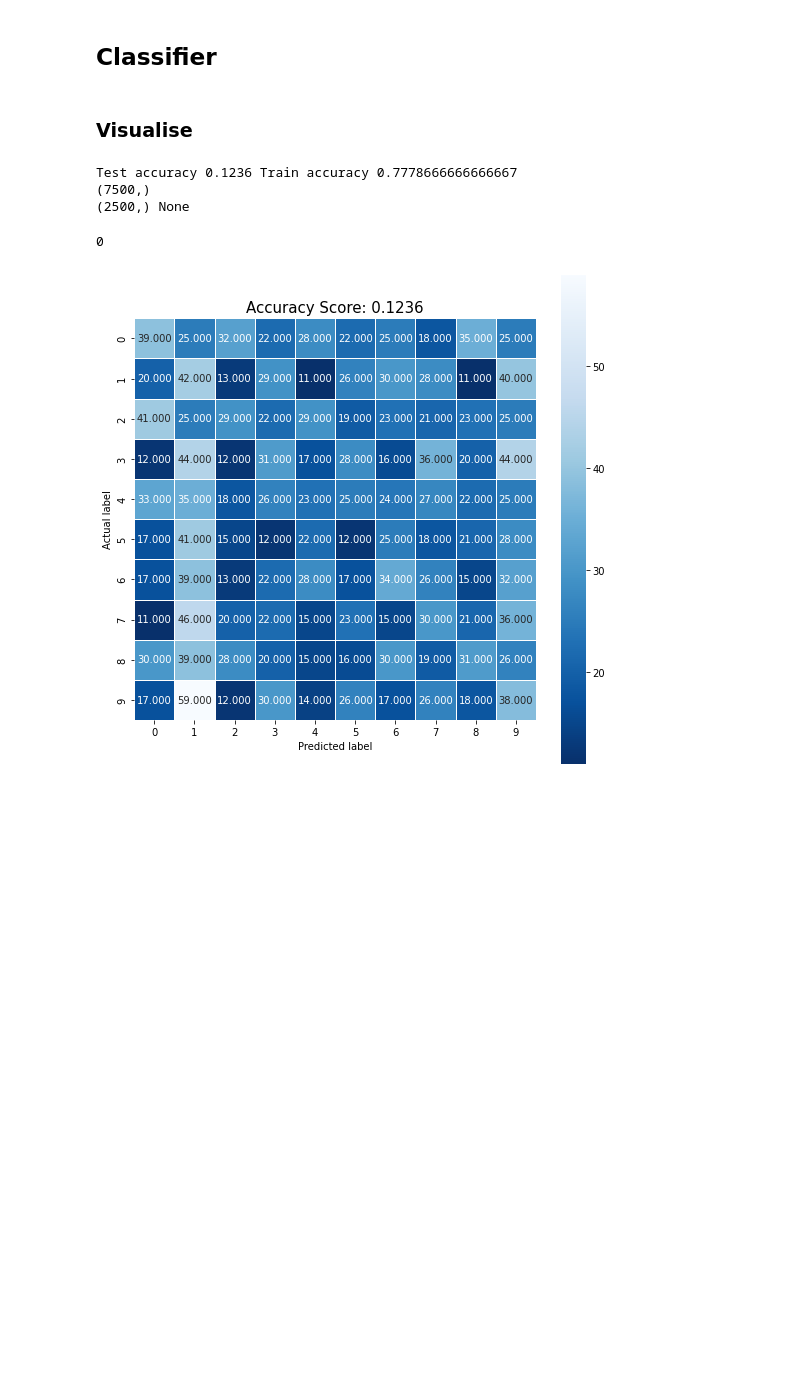
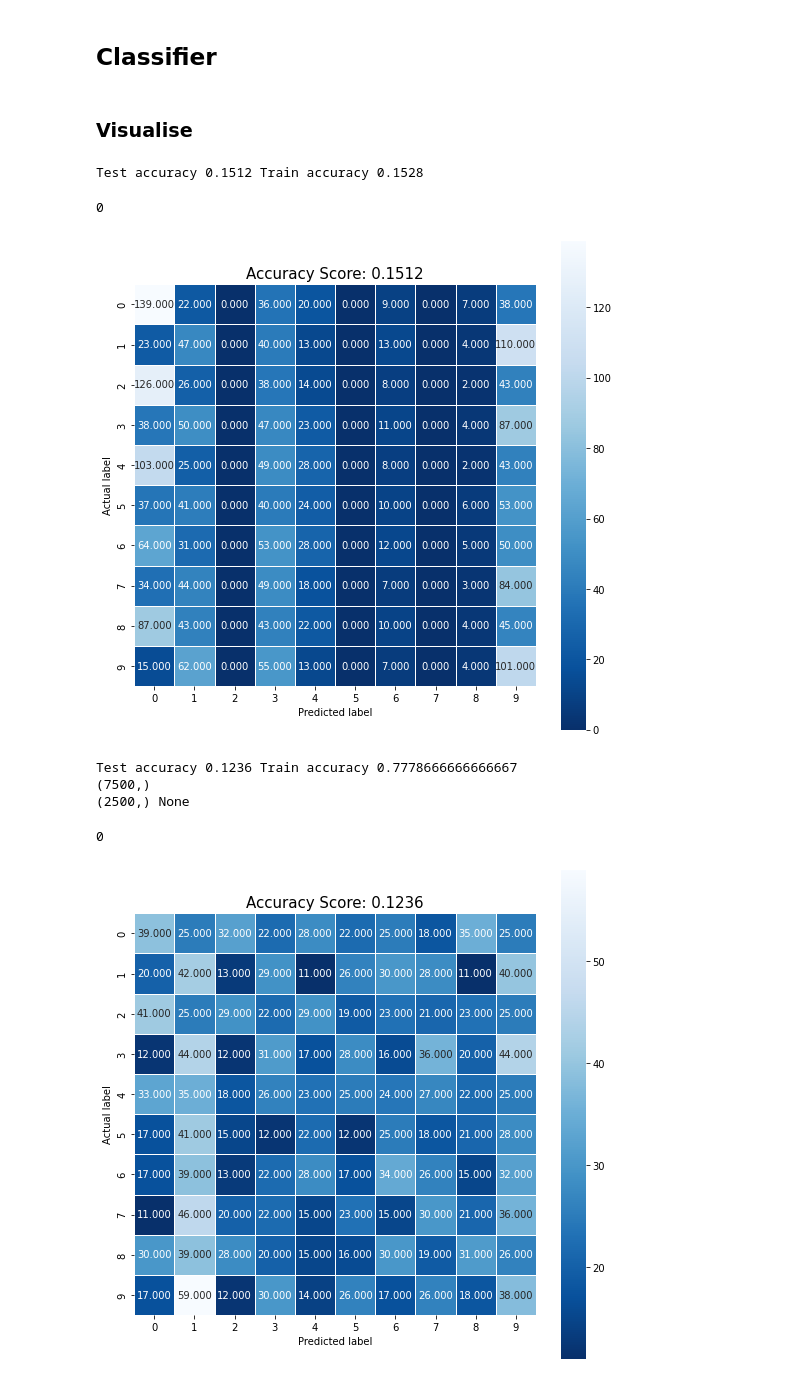
Before and after one commit to CadmusFlux/Implicit_neural_representation, a Jupyter notebook: visualisation.ipynb, the cells around one changed output. Saved outputs shown, nothing was run; the diff lists cells and outputs as text; code cells hidden in the pictures; blank space fills up the shorter version.

```diff
--- a/visualisation.ipynb
+++ b/visualisation.ipynb
@@ -131,10 +196,9 @@ for a,b in it.combinations(np.arange(10), 2):
 # %% [markdown]
 ## Classifier
 # %%
-def classifier(input_array,c_name,scale,pca_val = None):
+def classifier(input_array,labels,c_name,scale,pca_val = None):
 
     input_data = input_array
-
 
     if scale == True:
 
@@ -147,7 +211,7 @@ def classifier(input_array,c_name,scale,pca_val = None):
         input_data = pca.fit_transform(input_data)
 
 
-    x_train, x_test, y_train, y_test = train_test_split(input_data, targets, test_size=0.25, random_state=42)
+    x_train, x_test, y_train, y_test = train_test_split(input_data, labels, test_size=0.25, random_state=42)
 
     if c_name == "logit":
 
@@ -189,4 +253,10 @@ def classifier(input_array,c_name,scale,pca_val = None):
     return 0
 # %% [markdown]
 ### Visualise
+# %%
+classifier(weights_array[:,6400:6450],targets,'logit',True,1)
+# %% [output]
+Test accuracy 0.1512 Train accuracy 0.1528
+0
+[figure, added]
 # %%
```
Also changed, not shown: parts of 21 cells of this notebook, 1 other file.
